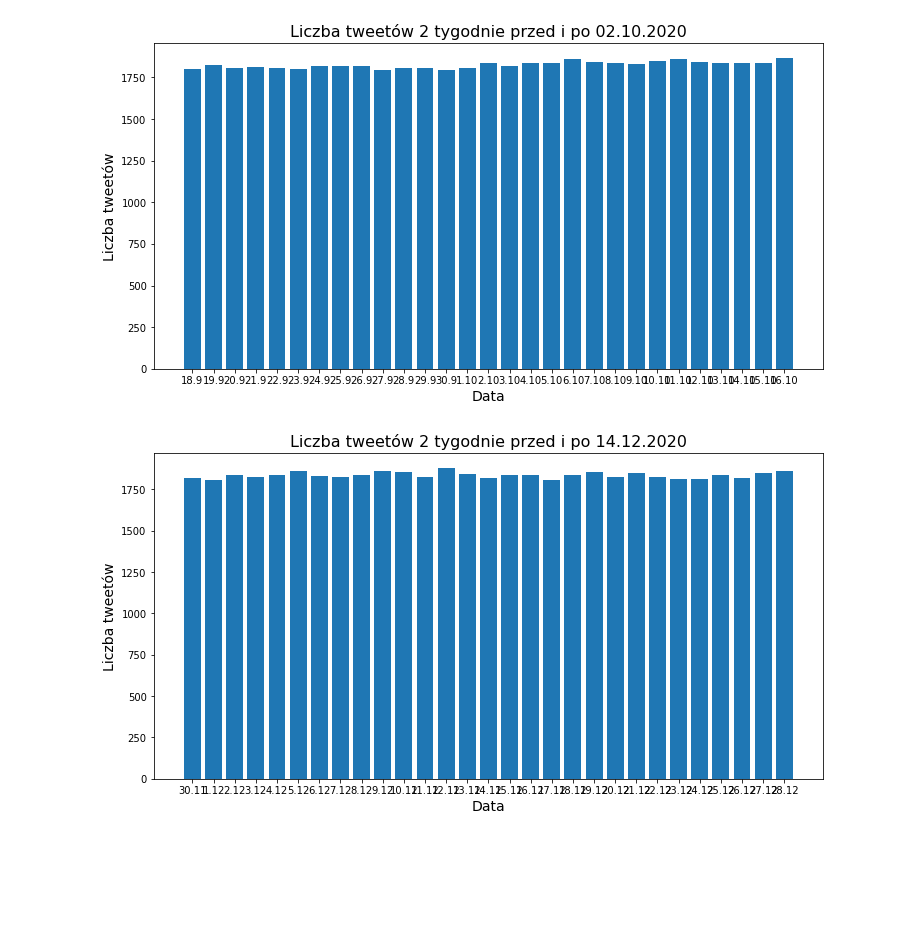
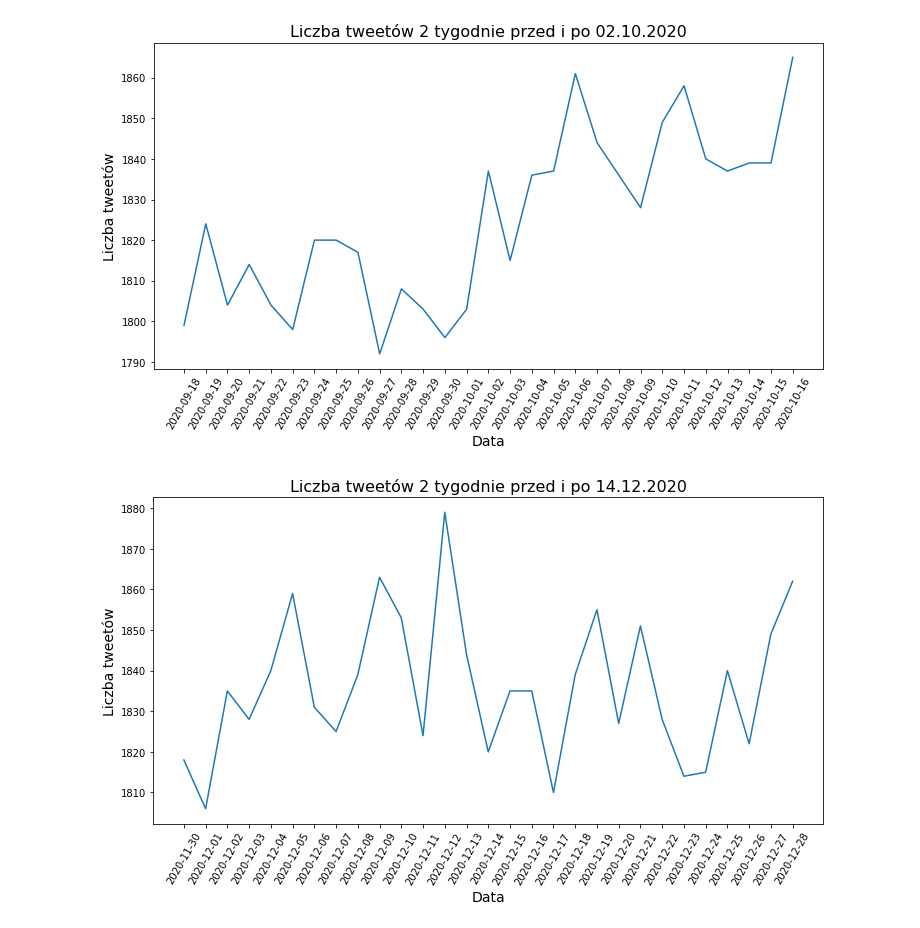
Before and after one commit to piaskowyk/twitter-posts-analysis, a Jupyter notebook: notebooks/3.ipynb, the cells around one changed output. Cells and saved outputs as stored; diff of their text form; code cells hidden in the pictures; blank space fills up the shorter version.

```diff
--- a/notebooks/3.ipynb
+++ b/notebooks/3.ipynb
@@ -18,15 +20,17 @@ db = connection.cursor(cursor_factory=psycopg2.extras.RealDictCursor)
 # %%
 def getAll(query):
     db.execute(query)
-    return db.fetchall()
+    return pd.DataFrame(data=db.fetchall())
 # %%
 def plot_bar(xs, ys, xlabel, ylabel, tittle, file_name, color="blue"):
     plt.figure(figsize=(12, 6))
-    plt.bar(xs, ys)
-    plt.savefig(f'file_name.png')
+    plt.plot(xs, ys)
+    plt.savefig(f'{file_name}.png')
     plt.ylabel(ylabel, size=14)
     plt.xlabel(xlabel, size=14)
+    plt.xticks(xs, rotation=60)
     plt.title(tittle, size=16)
+    plt.grid(linestyle='-', linewidth=1)
     plt.show()
 # %%
 result = getAll(
@@ -67,25 +67,23 @@ plot_bar(days, values, "Data", "Liczba tweetów", "Liczba tweetów 2 tygodnie pr
 # %%
 result = getAll(
     """
-select count(*) as "liczba tweetów", date(created_at) as "dzień"
+select count(*) as "Liczba tweetów", date(created_at) as "Data"
 from tweet
 group by date(created_at), type
 having date(created_at) >= date('09.18.2020')
    and date(created_at) <= date('10.16.2020')
    and type = 1;
    """
 )
 
-days = [f"{elem['dzień'].day}.{elem['dzień'].month}" for elem in result]
-values = [int(elem["liczba tweetów"]) for elem in result]
-plot_bar(days, values, "Data", "Liczba tweetów", "Liczba tweetów 2 tygodnie przed i po 02.10.2020",
+plot_bar(result['Data'], result['Liczba tweetów'], "Data", "Liczba tweetów", "Liczba tweetów 2 tygodnie przed i po 02.10.2020",
          "tweets_daily_3.png")
 # %% [output]
-[figure, old version]
+[figure, new version]
 # %%
 result = getAll(
     """
-select count(*) as "liczba tweetów", date(created_at) as "dzień"
+select count(*) as "Liczba tweetów", date(created_at) as "Data"
 from tweet
 group by date(created_at), type
 having date(created_at) >= date('11.30.2020')
@@ -94,12 +92,10 @@ having date(created_at) >= date('11.30.2020')
    """
 )
 
-days = [f"{elem['dzień'].day}.{elem['dzień'].month}" for elem in result]
-values = [int(elem["liczba tweetów"]) for elem in result]
-plot_bar(days, values, "Data", "Liczba tweetów", "Liczba tweetów 2 tygodnie przed i po 14.12.2020",
+plot_bar(result['Data'], result['Liczba tweetów'], "Data", "Liczba tweetów", "Liczba tweetów 2 tygodnie przed i po 14.12.2020",
          "tweets_daily_4.png")
 # %% [output]
-[figure, old version]
+[figure, new version]
 # %%
 result = getAll(
     """
```
Also changed, not shown: parts of 6 cells of this notebook, 2 other files.
